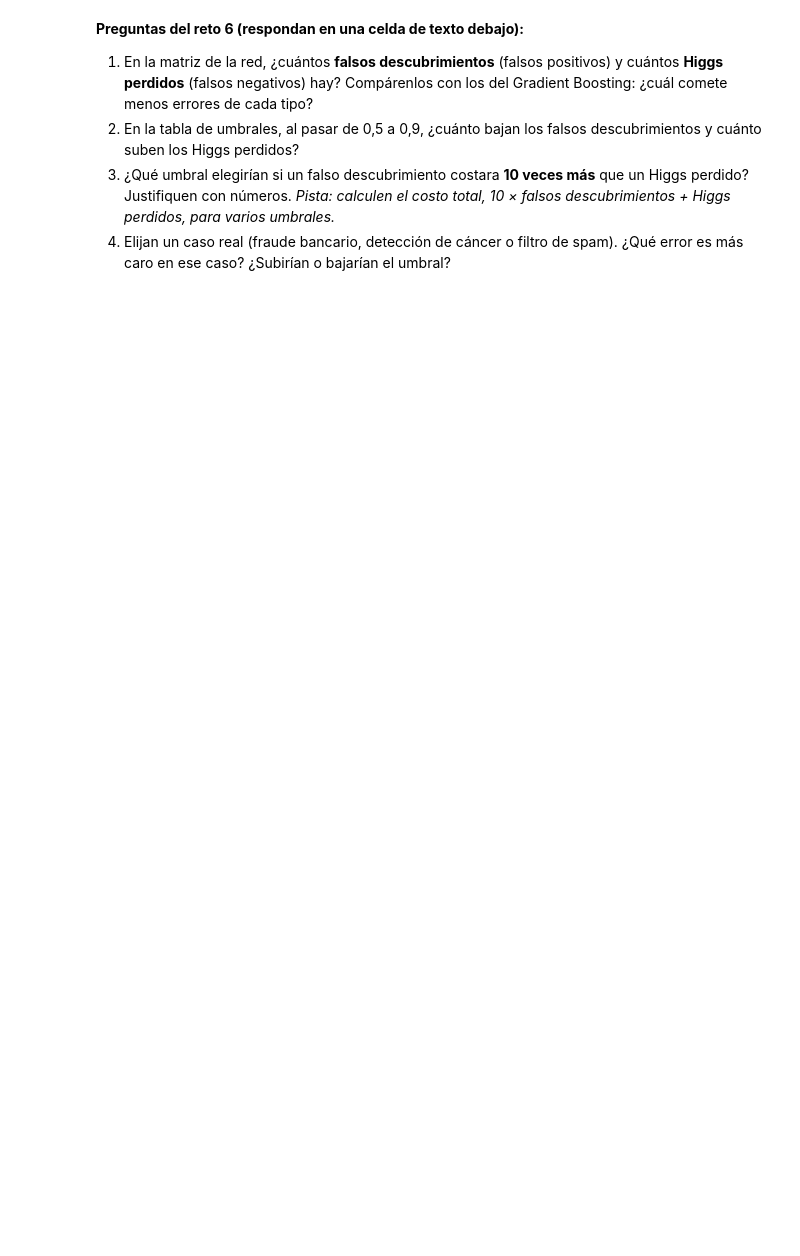
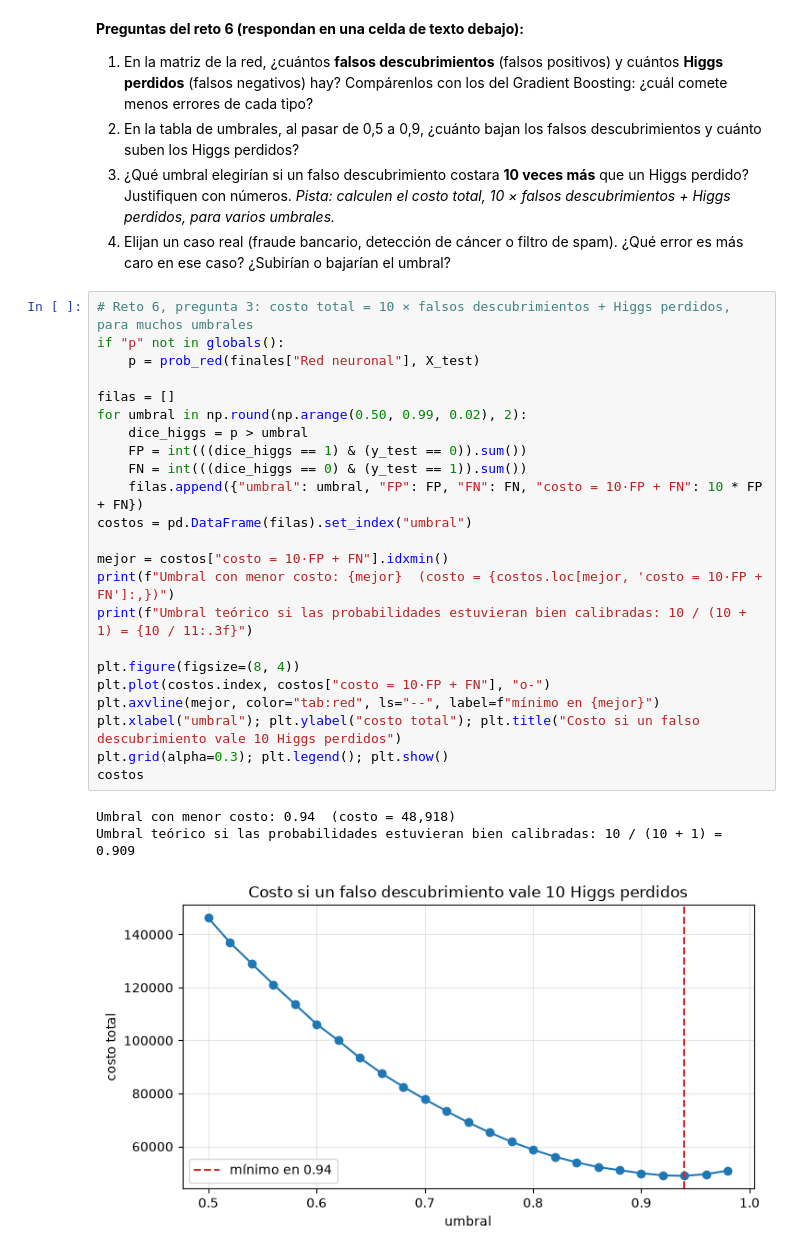
Before and after one commit to KevinHidalgoDS/deep-learning-ws, a Jupyter notebook: notebooks/Ejercicio_Eq5_ML_vs_DL_HIGGS.ipynb, the cells around one changed output. Cells and saved outputs as stored; diff of their text form; blank space fills up the shorter version.

```diff
--- a/notebooks/Ejercicio_Eq5_ML_vs_DL_HIGGS.ipynb
+++ b/notebooks/Ejercicio_Eq5_ML_vs_DL_HIGGS.ipynb
@@ -1473,3 +1505,30 @@ display(pd.DataFrame(filas).set_index("umbral"))
 2. En la tabla de umbrales, al pasar de 0,5 a 0,9, ¿cuánto bajan los falsos descubrimientos y cuánto suben los Higgs perdidos?
 3. ¿Qué umbral elegirían si un falso descubrimiento costara **10 veces más** que un Higgs perdido? Justifiquen con números. *Pista: calculen el costo total, 10 × falsos descubrimientos + Higgs perdidos, para varios umbrales.*
 4. Elijan un caso real (fraude bancario, detección de cáncer o filtro de spam). ¿Qué error es más caro en ese caso? ¿Subirían o bajarían el umbral?
+# %%
+# Reto 6, pregunta 3: costo total = 10 × falsos descubrimientos + Higgs perdidos, para muchos umbrales
+if "p" not in globals():
+    p = prob_red(finales["Red neuronal"], X_test)
+
+filas = []
+for umbral in np.round(np.arange(0.50, 0.99, 0.02), 2):
+    dice_higgs = p > umbral
+    FP = int(((dice_higgs == 1) & (y_test == 0)).sum())
+    FN = int(((dice_higgs == 0) & (y_test == 1)).sum())
+    filas.append({"umbral": umbral, "FP": FP, "FN": FN, "costo = 10·FP + FN": 10 * FP + FN})
+costos = pd.DataFrame(filas).set_index("umbral")
+
+mejor = costos["costo = 10·FP + FN"].idxmin()
+print(f"Umbral con menor costo: {mejor}  (costo = {costos.loc[mejor, 'costo = 10·FP + FN']:,})")
+print(f"Umbral teórico si las probabilidades estuvieran bien calibradas: 10 / (10 + 1) = {10 / 11:.3f}")
+
+plt.figure(figsize=(8, 4))
+plt.plot(costos.index, costos["costo = 10·FP + FN"], "o-")
+plt.axvline(mejor, color="tab:red", ls="--", label=f"mínimo en {mejor}")
+plt.xlabel("umbral"); plt.ylabel("costo total"); plt.title("Costo si un falso descubrimiento vale 10 Higgs perdidos")
+plt.grid(alpha=0.3); plt.legend(); plt.show()
+costos
+# %% [output]
+Umbral con menor costo: 0.94  (costo = 48,918)
+Umbral teórico si las probabilidades estuvieran bien calibradas: 10 / (10 + 1) = 0.909
+[figure, added]
```
Also changed, not shown: parts of 7 cells of this notebook.
